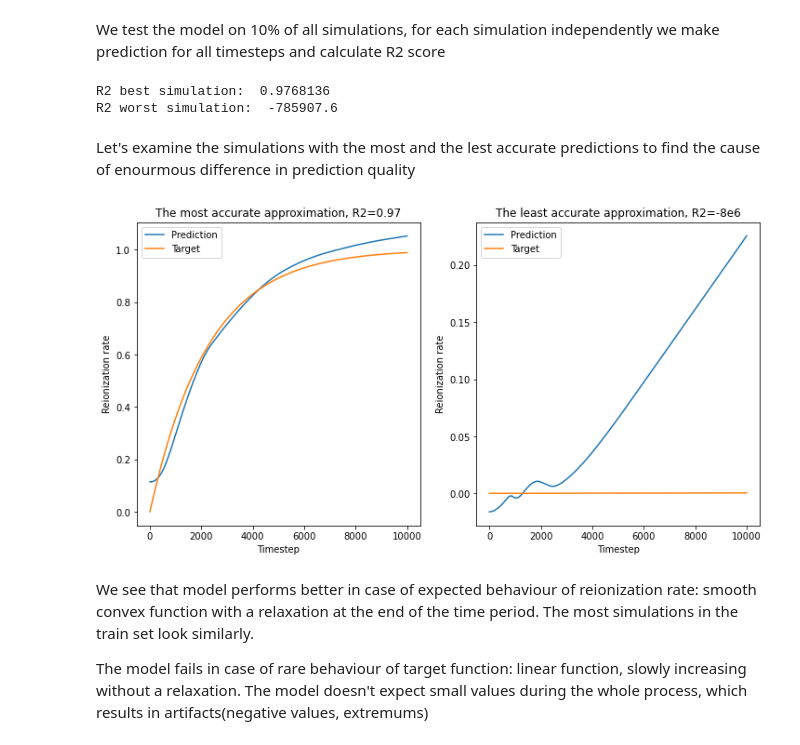
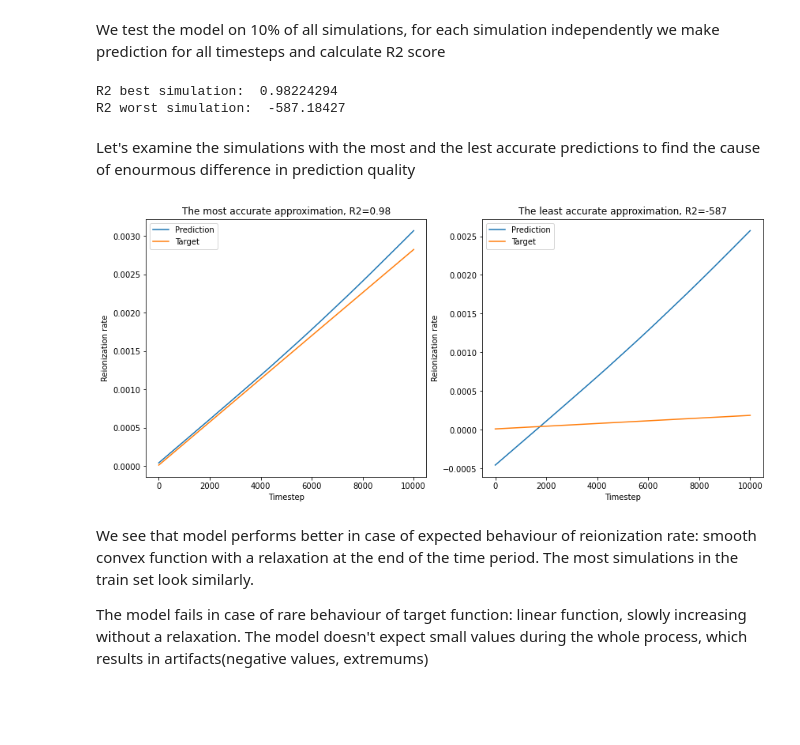
Before and after one commit to CS-433/ml-project-2-lady_bug, a Jupyter notebook: Gamma_n_experiments.ipynb, the cells around one changed output. Drawn from its saved outputs; the diff is of its cells as text; code cells hidden in the pictures; blank space fills up the shorter version.

Commit message:
Added resampling and model architecture with parallel branch for physics parameters

```diff
--- a/Gamma_n_experiments.ipynb
+++ b/Gamma_n_experiments.ipynb
@@ -83,15 +80,15 @@ tensor([[0.0000e+00, 1.6522e-02, 1.6896e-02],
 # %%
-model = FCN([3, 32, 32, 32, 32, 1], activation=torch.nn.ELU)
+model = FCN_with_parallel_branch([1, 8, 8, 8, 8, 1], last_activation=torch.nn.Tanh)
 optimizer = torch.optim.Adam(model.parameters(), lr=1e-3)
 scheduler = torch.optim.lr_scheduler.ReduceLROnPlateau(optimizer, factor=0.9, patience=500,)
 
 run = RunAllSimulations('debug_multi_param_4', physics_loss_coef=1e6)
 
-run.data_handler = DataHandlerForAllSimulations(x, y, n_simulations=100)
+run.data_handler = DataHandlerForAllSimulations(x, y, resample_ood_runs=True)
 run.model = model
 run.optimizer = optimizer
 run.scheduler = scheduler
 run.data_loss = torch.nn.MSELoss()
 
-run.train(100)
+run.train(2)
 # %% [output]
@@ -101,27 +148,27 @@ We test the model on 10% of all simulations, for each simulation independently w
 # %%
 pred_best, y_best, pred_worst, y_worst = run.test()
 # %% [output]
-R2 best simulation:  0.9768136
-R2 worst simulation:  -785907.6
+R2 best simulation:  0.98224294
+R2 worst simulation:  -587.18427
 # %% [markdown]
 Let's examine the simulations with the most and the lest accurate predictions to find the cause of enourmous difference in prediction quality
 # %%
-fig, ax = plt.subplots(nrows=1, ncols=2, figsize=(12,6))
+fig, ax = plt.subplots(nrows=1, ncols=2, figsize=(14,6))
 ax[0].plot(pred_best.detach().numpy(), label="Prediction")
 ax[0].plot(y_best.detach().numpy(), label="Target")
 ax[0].set_xlabel("Timestep")
 ax[0].set_ylabel("Reionization rate")
-ax[0].set_title(f"The most accurate approximation, R2=0.97")
+ax[0].set_title(f"The most accurate approximation, R2=0.98")
 ax[0].legend()
 ax[1].plot(pred_worst.detach().numpy(), label="Prediction")
 ax[1].plot(y_worst.detach().numpy(), label="Target")
 ax[1].set_xlabel("Timestep")
 ax[1].set_ylabel("Reionization rate")
-ax[1].set_title("The least accurate approximation, R2=-8e6")
+ax[1].set_title("The least accurate approximation, R2=-587")
 ax[1].legend()
 plt.show()
 # %% [output]
-[figure, old version]
+[figure, new version]
 # %% [markdown]
 We see that model performs better in case of expected behaviour of reionization rate: smooth convex function with a relaxation at the end of the time period. The most simulations in the train set look similarly.
 
```
Also changed, not shown: parts of 4 cells of this notebook, 4 other files.
